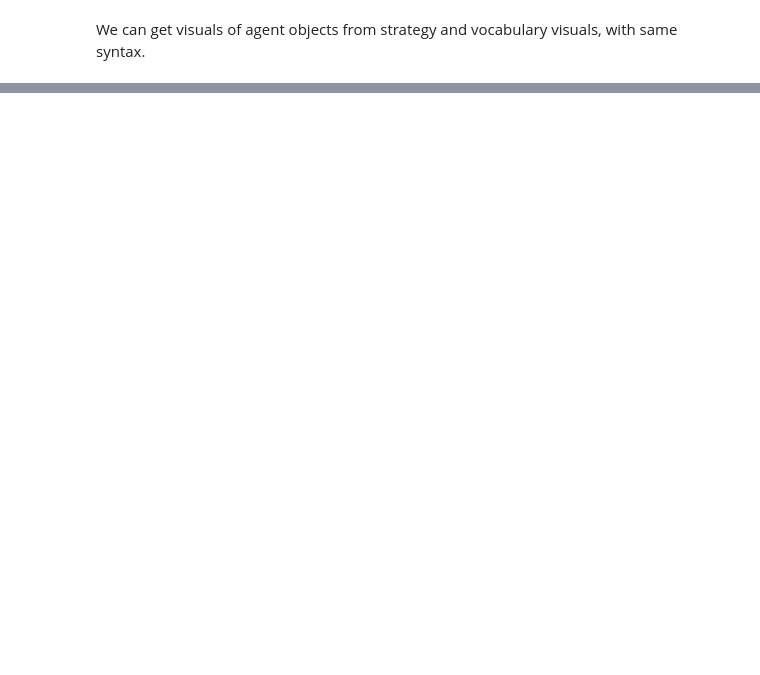
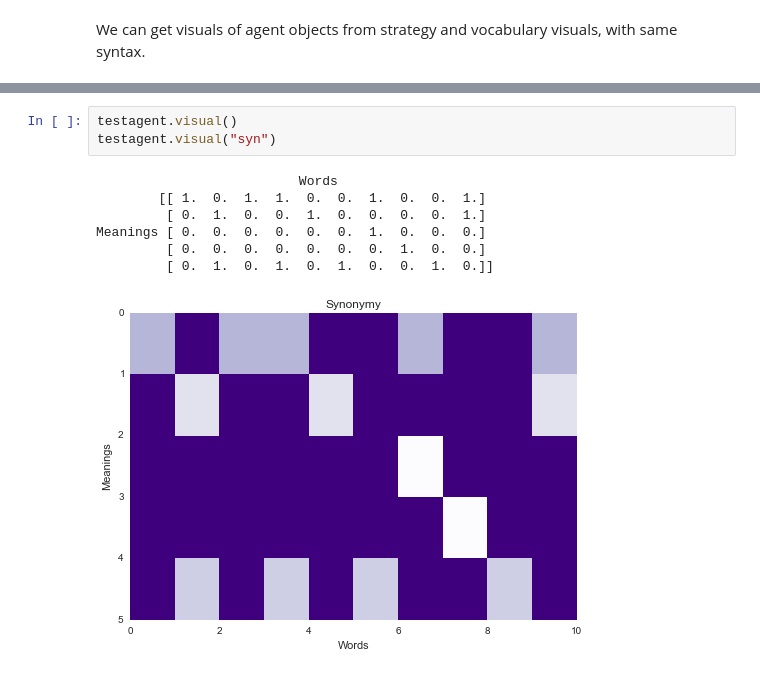
Before and after one commit to flowersteam/naminggamesal, a Jupyter notebook: notebooks/3_Intro_Agent.ipynb, the cells around one changed output, grey strips where cells are left out. Drawn from its saved outputs; the diff is of its cells as text; blank space fills up the shorter version.

```diff
--- a/notebooks/3_Intro_Agent.ipynb
+++ b/notebooks/3_Intro_Agent.ipynb
@@ -60,3 +61,14 @@ testagent.visual("hom")
+# %%
+testagent.visual()
+testagent.visual("syn")
+# %% [output]
+                          Words
+        [[ 1.  0.  1.  1.  0.  0.  1.  0.  0.  1.]
+         [ 0.  1.  0.  0.  1.  0.  0.  0.  0.  1.]
+Meanings [ 0.  0.  0.  0.  0.  0.  1.  0.  0.  0.]
+         [ 0.  0.  0.  0.  0.  0.  0.  1.  0.  0.]
+         [ 0.  1.  0.  1.  0.  1.  0.  0.  1.  0.]]
+[figure, added]
 # %%
 testagent.visual()
 testagent.visual("pick_mw",iterr=500)
```
Also changed, not shown: parts of 7 cells of this notebook, 11 other files.
